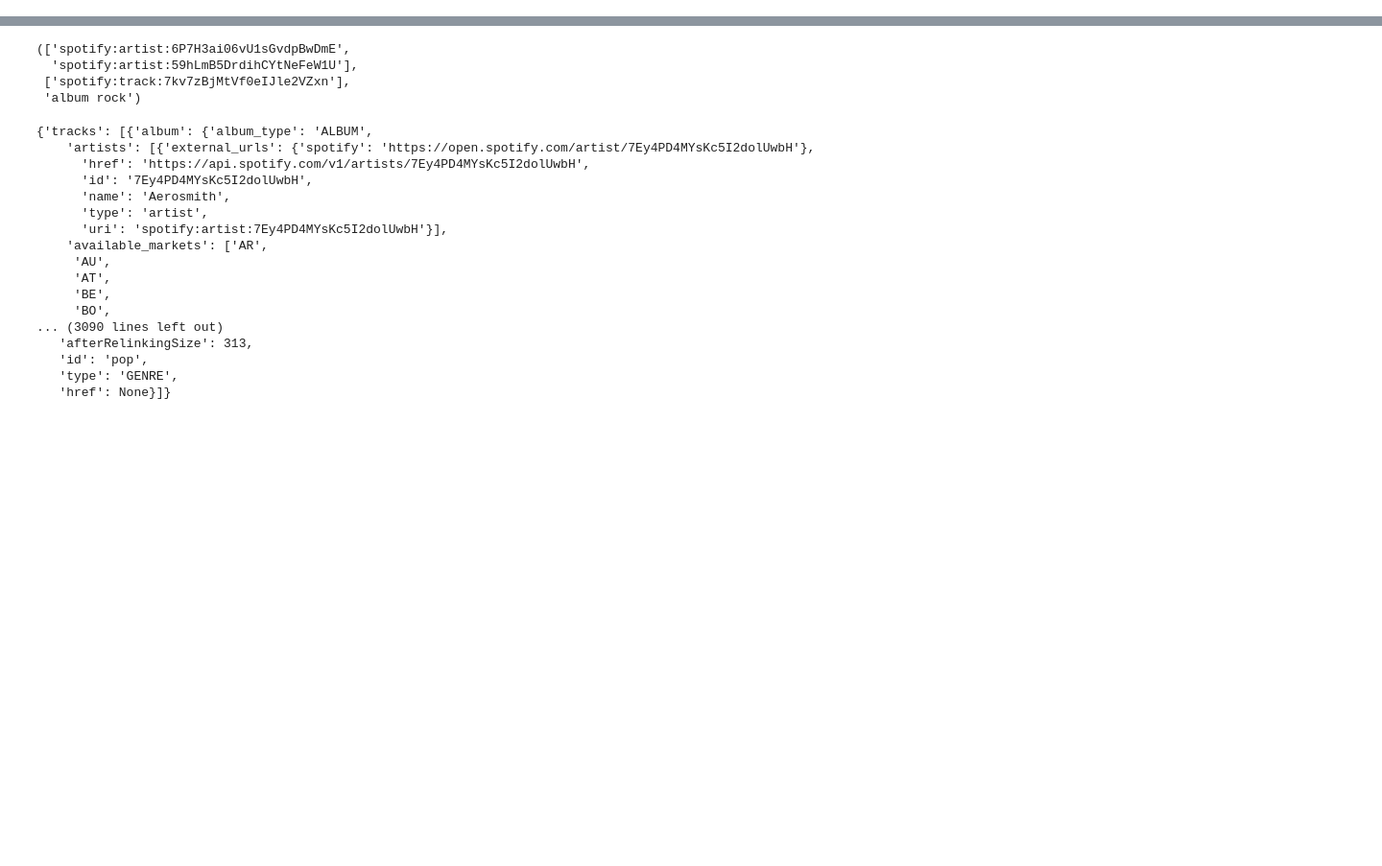
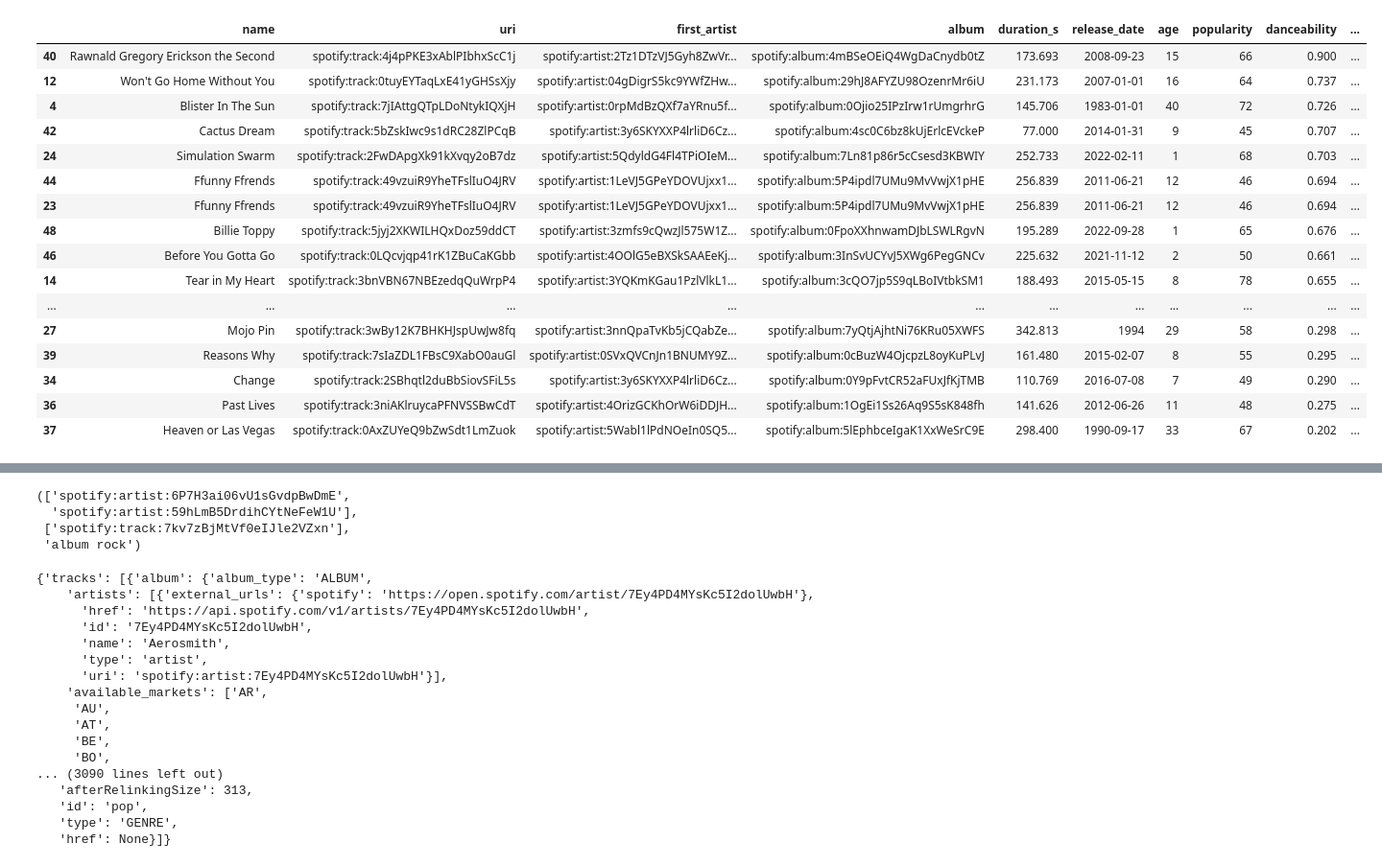
Before and after one commit to jbailey424/ThePlaylistinator, a Jupyter notebook: spotipy_experimenting.ipynb, the cells around one changed output, grey strips where cells are left out. Shown at 96% size. Drawn from its saved outputs; the diff is of its cells as text; code cells hidden in the pictures; blank space fills up the shorter version.

```diff
--- a/spotipy_experimenting.ipynb
+++ b/spotipy_experimenting.ipynb
@@ -85,6 +89,28 @@ def make_df_from_songlist(songlist:list):
     for ID in songlist:
         df.append(get_features_from_song(ID))
     return pd.DataFrame(df)
+# %%
+tops = make_df_from_songlist(get_songlist_from_history(50))
+# %%
+tops.sort_values(by = 'danceability', ascending = False)
+# %% [output]
+|  | name | uri | first_artist | album | duration_s | release_date | age | popularity | danceability | ... |
+| 40 | Rawnald Gregory Erickson the Second | spotify:track:4j4pPKE3xAblPIbhxScC1j | spotify:artist:2Tz1DTzVJ5Gyh8ZwVr... | spotify:album:4mBSeOEiQ4WgDaCnydb0tZ | 173.693 | 2008-09-23 | 15 | 66 | 0.900 | ... |
+| 12 | Won't Go Home Without You | spotify:track:0tuyEYTaqLxE41yGHSsXjy | spotify:artist:04gDigrS5kc9YWfZHw... | spotify:album:29hJ8AFYZU98OzenrMr6iU | 231.173 | 2007-01-01 | 16 | 64 | 0.737 | ... |
+| 4 | Blister In The Sun | spotify:track:7jIAttgQTpLDoNtykIQXjH | spotify:artist:0rpMdBzQXf7aYRnu5f... | spotify:album:0Ojio25IPzIrw1rUmgrhrG | 145.706 | 1983-01-01 | 40 | 72 | 0.726 | ... |
+| 42 | Cactus Dream | spotify:track:5bZskIwc9s1dRC28ZlPCqB | spotify:artist:3y6SKYXXP4lrliD6Cz... | spotify:album:4sc0C6bz8kUjErlcEVckeP | 77.000 | 2014-01-31 | 9 | 45 | 0.707 | ... |
+| 24 | Simulation Swarm | spotify:track:2FwDApgXk91kXvqy2oB7dz | spotify:artist:5QdyldG4Fl4TPiOIeM... | spotify:album:7Ln81p86r5cCsesd3KBWIY | 252.733 | 2022-02-11 | 1 | 68 | 0.703 | ... |
+| 44 | Ffunny Ffrends | spotify:track:49vzuiR9YheTFslIuO4JRV | spotify:artist:1LeVJ5GPeYDOVUjxx1... | spotify:album:5P4ipdl7UMu9MvVwjX1pHE | 256.839 | 2011-06-21 | 12 | 46 | 0.694 | ... |
+| 23 | Ffunny Ffrends | spotify:track:49vzuiR9YheTFslIuO4JRV | spotify:artist:1LeVJ5GPeYDOVUjxx1... | spotify:album:5P4ipdl7UMu9MvVwjX1pHE | 256.839 | 2011-06-21 | 12 | 46 | 0.694 | ... |
+| 48 | Billie Toppy | spotify:track:5jyj2XKWILHQxDoz59ddCT | spotify:artist:3zmfs9cQwzJl575W1Z... | spotify:album:0FpoXXhnwamDJbLSWLRgvN | 195.289 | 2022-09-28 | 1 | 65 | 0.676 | ... |
+| 46 | Before You Gotta Go | spotify:track:0LQcvjqp41rK1ZBuCaKGbb | spotify:artist:4OOlG5eBXSkSAAEeKj... | spotify:album:3InSvUCYvJ5XWg6PegGNCv | 225.632 | 2021-11-12 | 2 | 50 | 0.661 | ... |
+| 14 | Tear in My Heart | spotify:track:3bnVBN67NBEzedqQuWrpP4 | spotify:artist:3YQKmKGau1PzlVlkL1... | spotify:album:3cQO7jp5S9qLBoIVtbkSM1 | 188.493 | 2015-05-15 | 8 | 78 | 0.655 | ... |
+| ... | ... | ... | ... | ... | ... | ... | ... | ... | ... | ... |
+| 27 | Mojo Pin | spotify:track:3wBy12K7BHKHJspUwJw8fq | spotify:artist:3nnQpaTvKb5jCQabZe... | spotify:album:7yQtjAjhtNi76KRu05XWFS | 342.813 | 1994 | 29 | 58 | 0.298 | ... |
+| 39 | Reasons Why | spotify:track:7sIaZDL1FBsC9XabO0auGl | spotify:artist:0SVxQVCnJn1BNUMY9Z... | spotify:album:0cBuzW4OjcpzL8oyKuPLvJ | 161.480 | 2015-02-07 | 8 | 55 | 0.295 | ... |
+| 34 | Change | spotify:track:2SBhqtl2duBbSiovSFiL5s | spotify:artist:3y6SKYXXP4lrliD6Cz... | spotify:album:0Y9pFvtCR52aFUxJfKjTMB | 110.769 | 2016-07-08 | 7 | 49 | 0.290 | ... |
+| 36 | Past Lives | spotify:track:3niAKlruycaPFNVSSBwCdT | spotify:artist:4OrizGCKhOrW6iDDJH... | spotify:album:1OgEi1Ss26Aq9S5sK848fh | 141.626 | 2012-06-26 | 11 | 48 | 0.275 | ... |
+| 37 | Heaven or Las Vegas | spotify:track:0AxZUYeQ9bZwSdt1LmZuok | spotify:artist:5Wabl1lPdNOeIn0SQ5... | spotify:album:5lEphbceIgaK1XxWeSrC9E | 298.400 | 1990-09-17 | 33 | 67 | 0.202 | ... |
 # %%
 playlists = sp.current_user_playlists()
 names = [i['name'] for i in playlists['items']]
```
Also changed, not shown: parts of 1 cell of this notebook, 3 other files.
